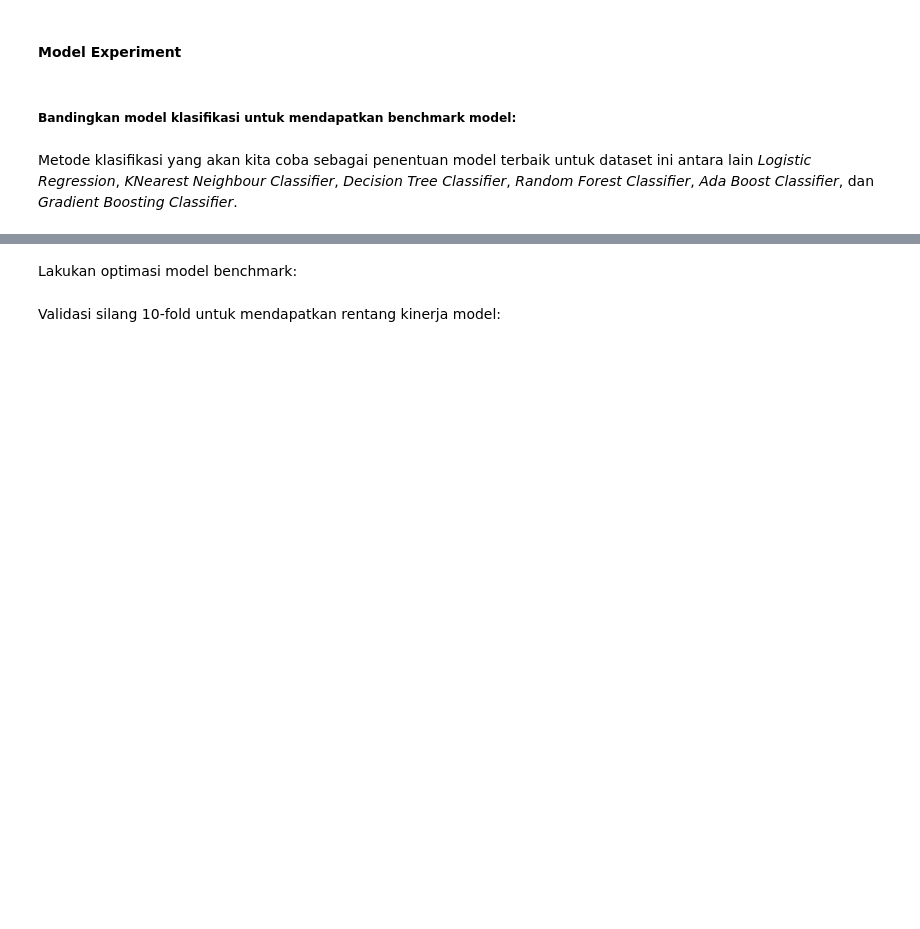
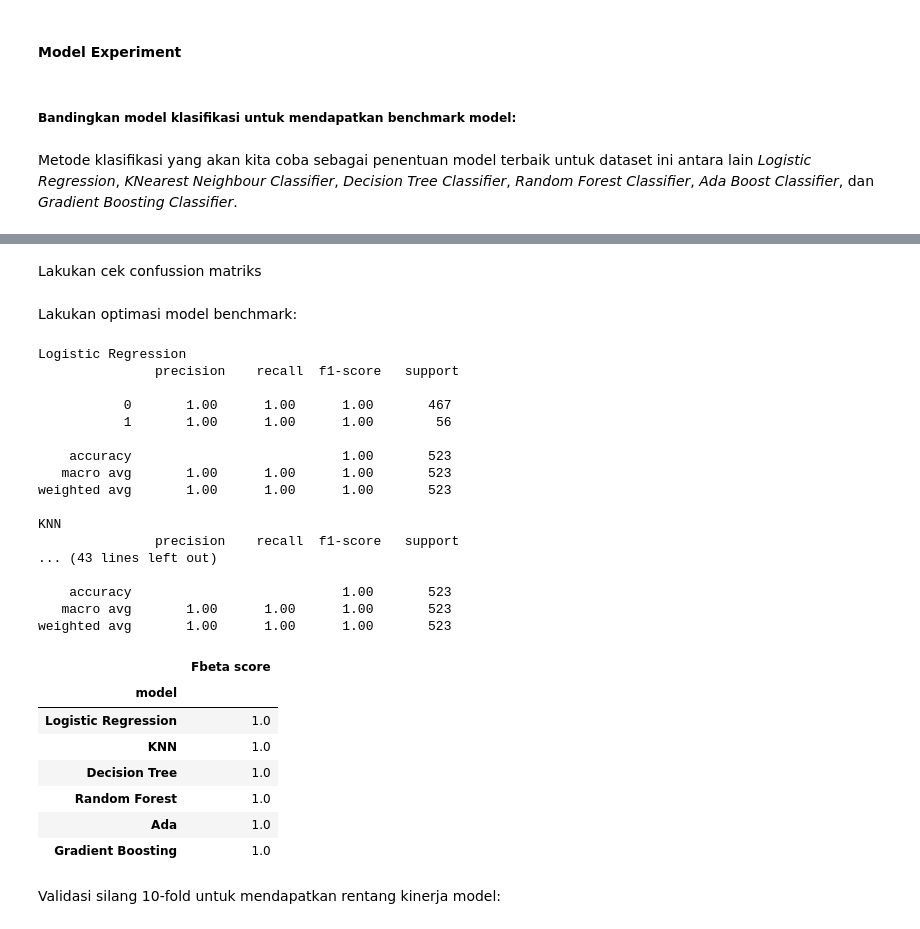
Before and after one commit to fathurizkym/ecommerce_churn_analysis, a Jupyter notebook: notebooks/E-Commerce_Customer_Churn.ipynb, the cells around one changed output, grey strips where cells are left out. Saved outputs shown, nothing was run; the diff lists cells and outputs as text; code cells hidden in the pictures; blank space fills up the shorter version.

```diff
--- a/notebooks/E-Commerce_Customer_Churn.ipynb
+++ b/notebooks/E-Commerce_Customer_Churn.ipynb
@@ -929,0 +982,2 @@ pd.DataFrame({'model':['Logistic Regression', 'KNN', 'Decision Tree', 'Random Fo
+# %% [markdown]
+Lakukan cek confussion matriks
@@ -930,4 +991,52 @@ pd.DataFrame({'model':['Logistic Regression', 'KNN', 'Decision Tree', 'Random Fo
 # %% [markdown]
 Lakukan optimasi model benchmark:
+# %%
+score_Fbeta = []
+
+def y_pred_func(i):
+    # smote_ = SMOTE(random_state=0)
+    estimator=Pipeline([
+        ('preprocess',transformer),
+        # ('resampling', smote_),
+        ('model',i)])
+    # X_train,X_val
+
+    estimator.fit(X_train,y_train)
+    return(estimator,estimator.predict(X_val),X_val)
+
+for i,j in zip(models, ['Logistic Regression', 'KNN', 'Decision Tree', 'Random Forest', 'Ada', 'Gradient Boosting']):
+    estimator,y_val,X_val = y_pred_func(i)
+    y_predict = estimator.predict(X_val)#[:,1]
+    score_Fbeta.append(fbeta_score(y_val, y_predict, beta=0.5))
+    print(j,'\n', classification_report(y_val, y_predict))
+
+pd.DataFrame({'model':['Logistic Regression', 'KNN', 'Decision Tree', 'Random Forest', 'Ada', 'Gradient Boosting'],
+             'Fbeta score':score_Fbeta}).set_index('model').sort_values(by='Fbeta score',ascending=False)
+# %% [output]
+Logistic Regression
+               precision    recall  f1-score   support
+
+           0       1.00      1.00      1.00       467
+           1       1.00      1.00      1.00        56
+
+    accuracy                           1.00       523
+   macro avg       1.00      1.00      1.00       523
+weighted avg       1.00      1.00      1.00       523
+
+KNN
+               precision    recall  f1-score   support
+... (43 lines left out)
+
+    accuracy                           1.00       523
+   macro avg       1.00      1.00      1.00       523
+weighted avg       1.00      1.00      1.00       523
+|  | Fbeta score |
+| model |  |
+| Logistic Regression | 1.0 |
+| KNN | 1.0 |
+| Decision Tree | 1.0 |
+| Random Forest | 1.0 |
+| Ada | 1.0 |
+| Gradient Boosting | 1.0 |
 # %% [markdown]
 Validasi silang 10-fold untuk mendapatkan rentang kinerja model:
```
Also changed, not shown: parts of 18 cells of this notebook, 1 other file.
